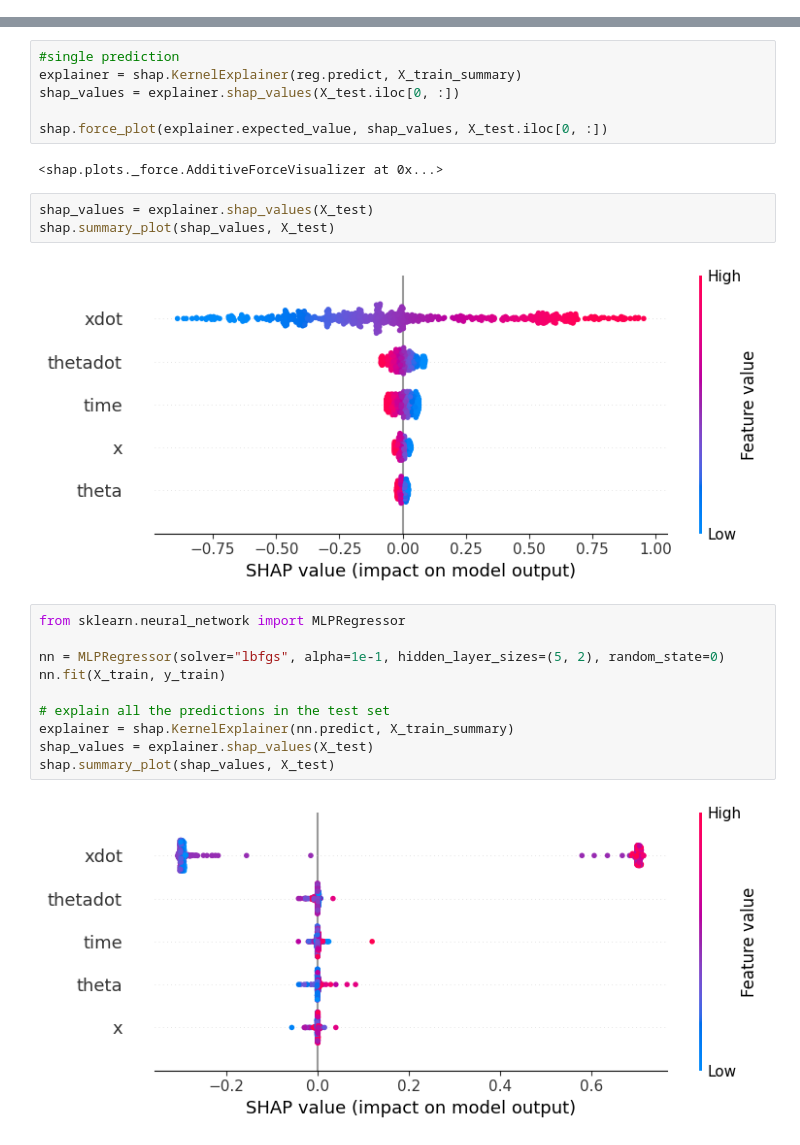
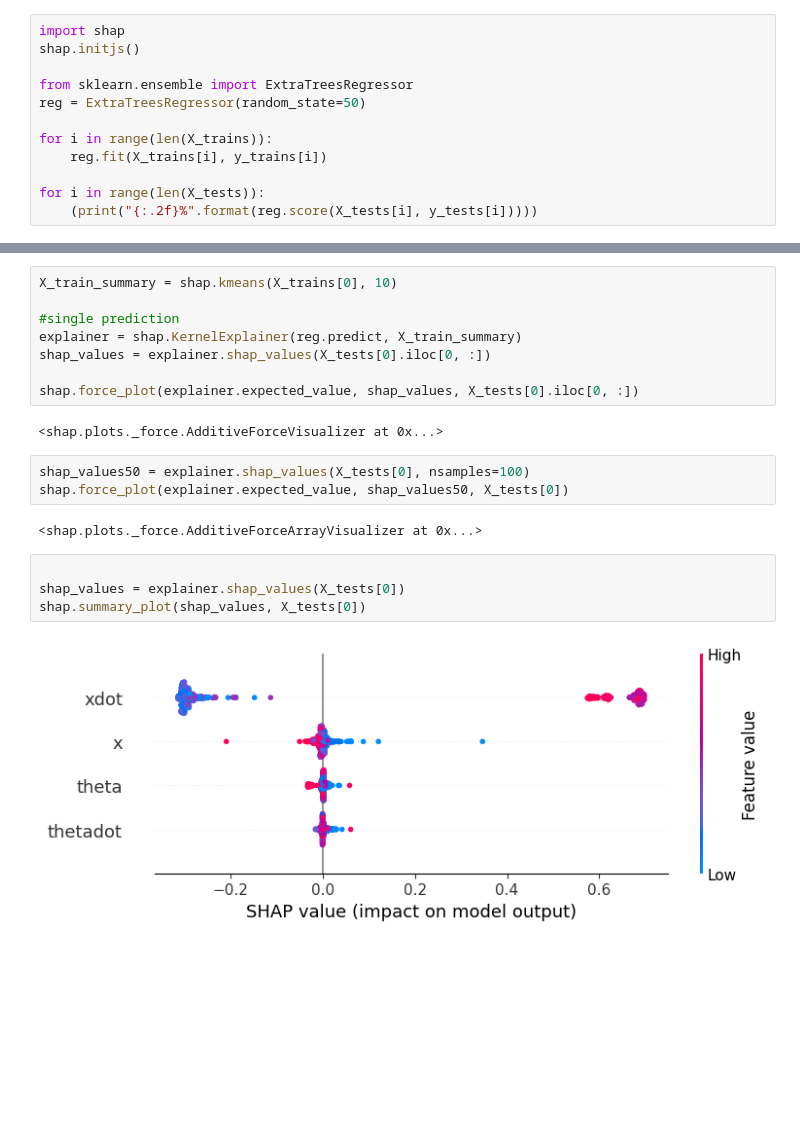
Before and after one commit to janenotjung-hue/inverted-pendulum, a Jupyter notebook: code/shap_res.ipynb, the cells around one changed output, grey strips where cells are left out. Cells and saved outputs as stored; diff of their text form; blank space fills up the shorter version.

Commit message:
trained shap w all nudge samples

```diff
--- a/code/shap_res.ipynb
+++ b/code/shap_res.ipynb
@@ -40,0 +46,12 @@ LinearRegression()
+# %%
+import shap
+shap.initjs()
+
+from sklearn.ensemble import ExtraTreesRegressor
+reg = ExtraTreesRegressor(random_state=50)
+
+for i in range(len(X_trains)):
+    reg.fit(X_trains[i], y_trains[i])
+
+for i in range(len(X_tests)):
+    (print("{:.2f}%".format(reg.score(X_tests[i], y_tests[i]))))
@@ -41,25 +78,21 @@ LinearRegression()
 # %%
+X_train_summary = shap.kmeans(X_trains[0], 10)
+
 #single prediction
 explainer = shap.KernelExplainer(reg.predict, X_train_summary)
-shap_values = explainer.shap_values(X_test.iloc[0, :])
+shap_values = explainer.shap_values(X_tests[0].iloc[0, :])
 
-shap.force_plot(explainer.expected_value, shap_values, X_test.iloc[0, :])
+shap.force_plot(explainer.expected_value, shap_values, X_tests[0].iloc[0, :])
 # %% [output]
 <shap.plots._force.AdditiveForceVisualizer at 0x...>
+# %%
+shap_values50 = explainer.shap_values(X_tests[0], nsamples=100)
+shap.force_plot(explainer.expected_value, shap_values50, X_tests[0])
+# %% [output]
+<shap.plots._force.AdditiveForceArrayVisualizer at 0x...>
 # %%
-shap_values = explainer.shap_values(X_test)
-shap.summary_plot(shap_values, X_test)
+
+shap_values = explainer.shap_values(X_tests[0])
+shap.summary_plot(shap_values, X_tests[0])
 # %% [output]
-[figure, old version]
+[figure, new version]
-# %%
-from sklearn.neural_network import MLPRegressor
-
-nn = MLPRegressor(solver="lbfgs", alpha=1e-1, hidden_layer_sizes=(5, 2), random_state=0)
-nn.fit(X_train, y_train)
-
-# explain all the predictions in the test set
-explainer = shap.KernelExplainer(nn.predict, X_train_summary)
-shap_values = explainer.shap_values(X_test)
-shap.summary_plot(shap_values, X_test)
-# %% [output]
-[figure, removed]
```
Also changed, not shown: parts of 4 cells of this notebook.
